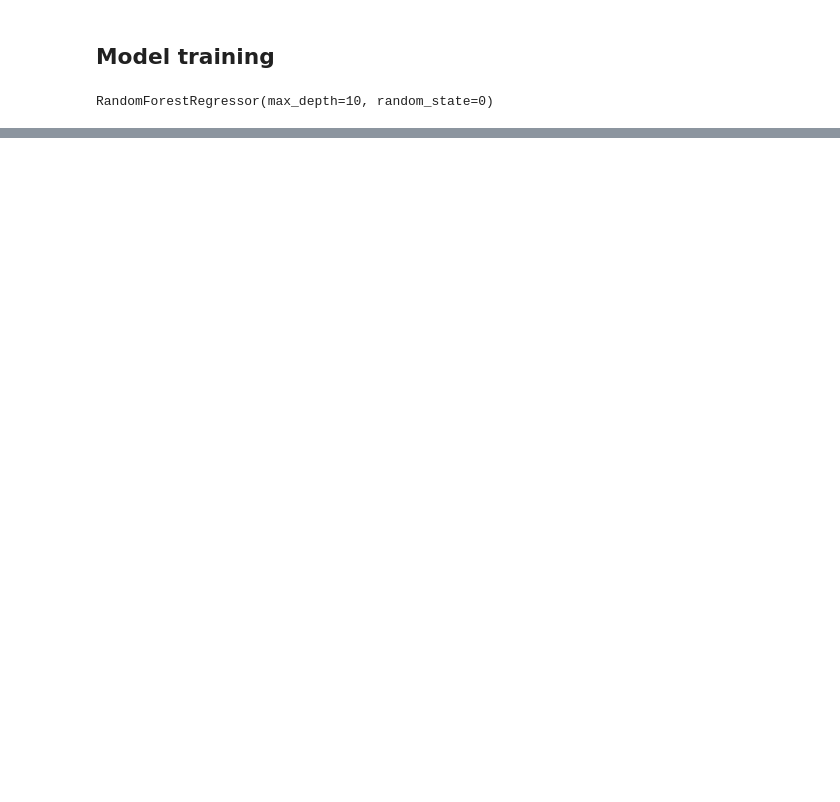
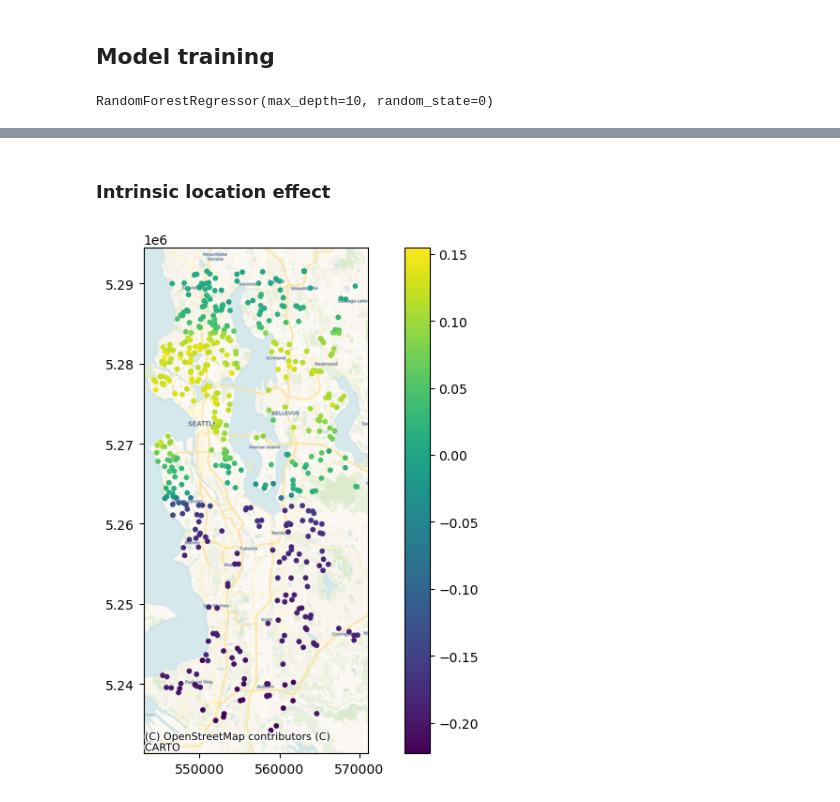
Before and after one commit to Ziqi-Li/geoshapley, a Jupyter notebook: notebooks/Seattle house price example.ipynb, the cells around one changed output, grey strips where cells are left out. Saved outputs shown, nothing was run; the diff lists cells and outputs as text; code cells hidden in the pictures; blank space fills up the shorter version.

```diff
--- a/notebooks/Seattle house price example.ipynb
+++ b/notebooks/Seattle house price example.ipynb
@@ -82,0 +98,11 @@ rslt.partial_dependence_plots(figsize=(15,6),max_cols=4,gam_curve=True)
+# %% [markdown]
+### Intrinsic location effect
+# %%
+fig, ax = plt.subplots(1, 1,figsize=(10,7),dpi=100)
+
+data.plot(ax=ax,column=rslt.geo,
+                  s=10,figsize=(10,10),legend=True)
+
+cx.add_basemap(ax, source=cx.providers.CartoDB.Voyager, crs=data.crs,zoom=11)
+# %% [output]
+[figure, added]
```
Also changed, not shown: parts of 13 cells of this notebook.
